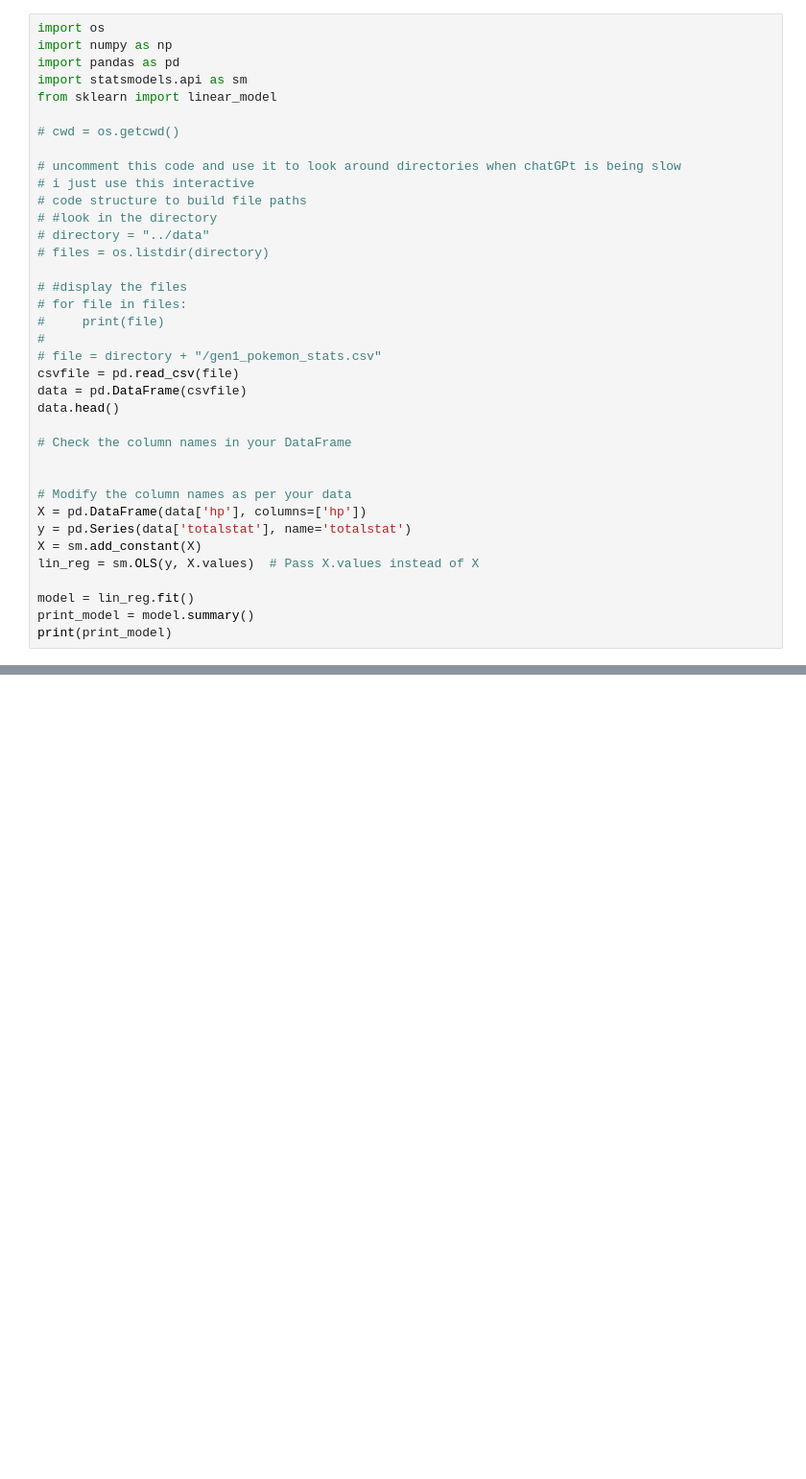
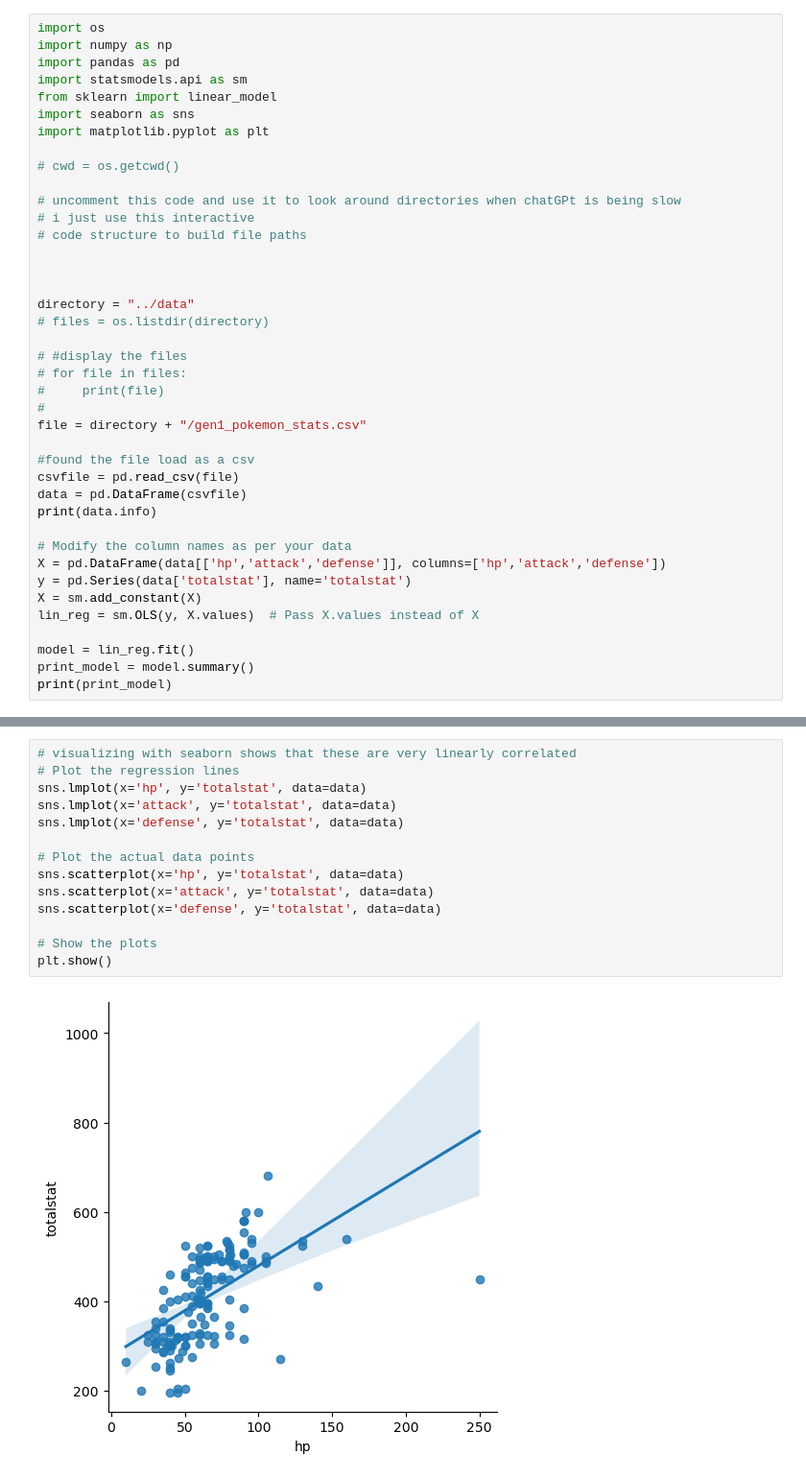
Before and after one commit to AndrewE23/LHL-Midterm, a Jupyter notebook: Jupyter Notebooks/MVP_linreg.ipynb, the cells around one changed output, grey strips where cells are left out. Shown: that part at 96% size. Drawn from its saved outputs; the diff is of its cells as text; blank space fills up the shorter version.

Commit message:
added visualisations of linear regression with seaborn to the model notebook

```diff
--- a/Jupyter Notebooks/MVP_linreg.ipynb
+++ b/Jupyter Notebooks/MVP_linreg.ipynb
@@ -4,30 +4,33 @@ import numpy as np
 import pandas as pd
 import statsmodels.api as sm
 from sklearn import linear_model
+import seaborn as sns
+import matplotlib.pyplot as plt
 
 # cwd = os.getcwd()
 
 # uncomment this code and use it to look around directories when chatGPt is being slow
 # i just use this interactive
 # code structure to build file paths
-# #look in the directory
-# directory = "../data"
+
+
+
+directory = "../data"
 # files = os.listdir(directory)
 
 # #display the files
 # for file in files:
 #     print(file)
 #
-# file = directory + "/gen1_pokemon_stats.csv"
+file = directory + "/gen1_pokemon_stats.csv"
+
+#found the file load as a csv
 csvfile = pd.read_csv(file)
 data = pd.DataFrame(csvfile)
-data.head()
-
-# Check the column names in your DataFrame
-
+print(data.info)
 
 # Modify the column names as per your data
-X = pd.DataFrame(data['hp'], columns=['hp'])
+X = pd.DataFrame(data[['hp','attack','defense']], columns=['hp','attack','defense'])
 y = pd.Series(data['totalstat'], name='totalstat')
 X = sm.add_constant(X)
 lin_reg = sm.OLS(y, X.values)  # Pass X.values instead of X
@@ -53,3 +56,19 @@ Covariance Type:            nonrobust
 
 Notes:
 [1] Standard Errors assume that the covariance matrix of the errors is correctly specified.
+# %%
+# visualizing with seaborn shows that these are very linearly correlated
+# Plot the regression lines
+sns.lmplot(x='hp', y='totalstat', data=data)
+sns.lmplot(x='attack', y='totalstat', data=data)
+sns.lmplot(x='defense', y='totalstat', data=data)
+
+# Plot the actual data points
+sns.scatterplot(x='hp', y='totalstat', data=data)
+sns.scatterplot(x='attack', y='totalstat', data=data)
+sns.scatterplot(x='defense', y='totalstat', data=data)
+
+# Show the plots
+plt.show()
+# %% [output]
+[figure, added]
```
Also changed, not shown: parts of 2 cells of this notebook.
